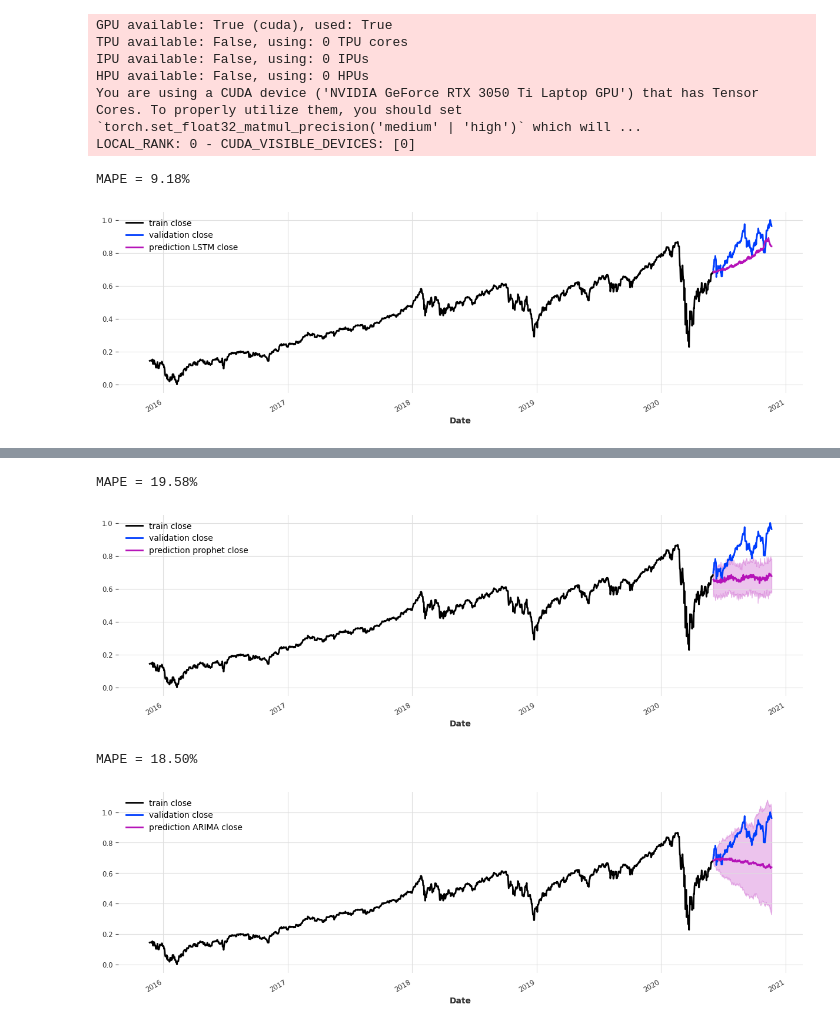
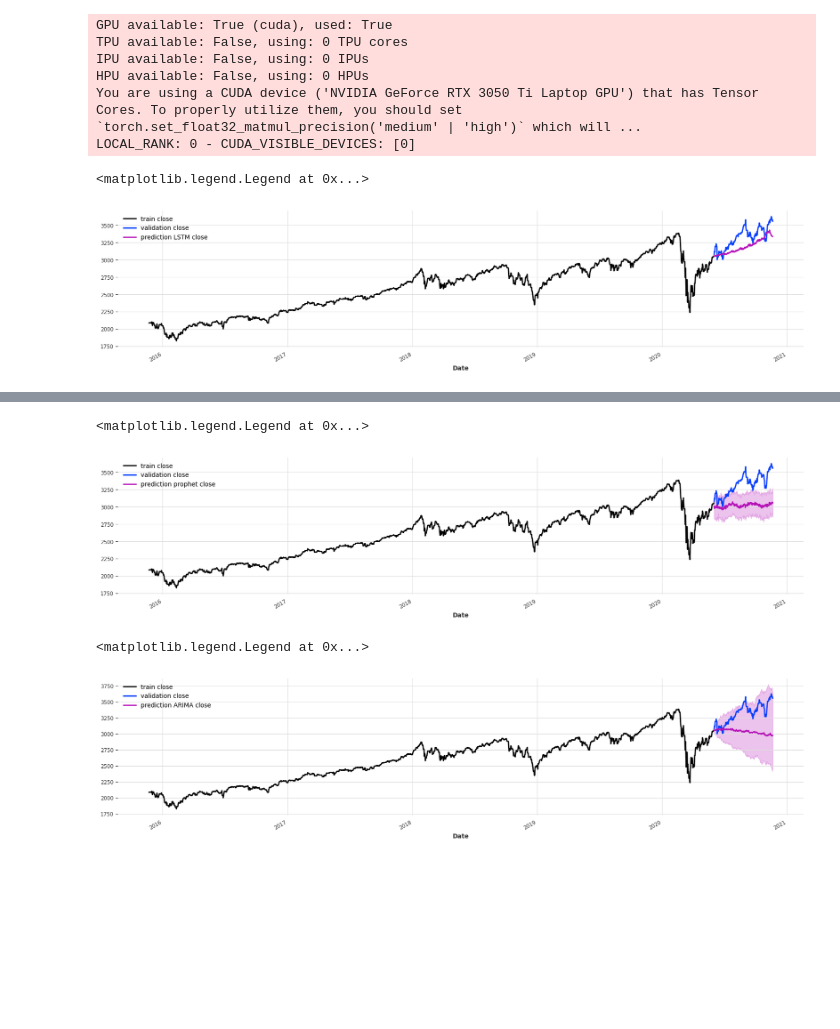
Before and after one commit to MaltheT/decision-support-systems, a Jupyter notebook: project3/dev.ipynb, the cells around one changed output, grey strips where cells are left out. Cells and saved outputs as stored; diff of their text form; code cells hidden in the pictures; blank space fills up the shorter version.

Commit message:
added scaled and non-scaled data to forecasting

```diff
--- a/project3/dev.ipynb
+++ b/project3/dev.ipynb
@@ -104,22 +112,23 @@ train_close.plot(label='train close')
 val_close.plot(label='validation close')
 future_lstm.plot(label='prediction LSTM close')
 plt.legend()
-print("MAPE = {:.2f}%".format(mape(train_close_scaled, future_lstm)))
+# print("MAPE = {:.2f}%".format(mape(train_close, future_lstm)))
 # %% [output]
-MAPE = 9.18%
+<matplotlib.legend.Legend at 0x...>
-[figure, old version]
+[figure, new version]
 # %%
 # make prophet model
 model_prophet = Prophet()
-model_prophet.fit(train_close)
+model_prophet.fit(train_close_sc)
 
 # make the prediction using prophet
 future_prophet = model_prophet.predict(n=len(val_close), num_samples=100)
+future_prophet = scalar_close.inverse_transform(future_prophet)
 
 # plot the prediction
 train_close.plot(label='train close')
 val_close.plot(label='validation close')
 future_prophet.plot(label='prediction prophet close')
 plt.legend()
-print("MAPE = {:.2f}%".format(mape(train_close_scaled, future_prophet)))
+# print("MAPE = {:.2f}%".format(mape(train_close, future_prophet)))
 # %% [output]
@@ -128,5 +137,5 @@ print("MAPE = {:.2f}%".format(mape(train_close_scaled, future_prophet)))
-MAPE = 19.58%
+<matplotlib.legend.Legend at 0x...>
-[figure, old version]
+[figure, new version]
 # %%
 # make ARIMA model
 model_arima = ARIMA()
@@ -134,16 +143,16 @@ model_arima.fit(train_close)
 
 # make the prediction using ARIMA
 future_arima = model_arima.predict(n=len(val_close), num_samples=100)
-
+# future_arima = future_arima.inverse_transform(scalar_close)
 # plot the prediction
 train_close.plot(label='train close')
 val_close.plot(label='validation close')
 future_arima.plot(label='prediction ARIMA close')
 plt.legend()
-print("MAPE = {:.2f}%".format(mape(train_close_scaled, future_arima)))
+# print("MAPE = {:.2f}%".format(mape(train_close_sc, future_arima)))
 # %% [output]
-MAPE = 18.50%
+<matplotlib.legend.Legend at 0x...>
-[figure, old version]
+[figure, new version]
 # %%
 train_close.plot(label='train close')
 val_close.plot(label='validation close')
```
Also changed, not shown: parts of 8 cells of this notebook, 3 other files.
